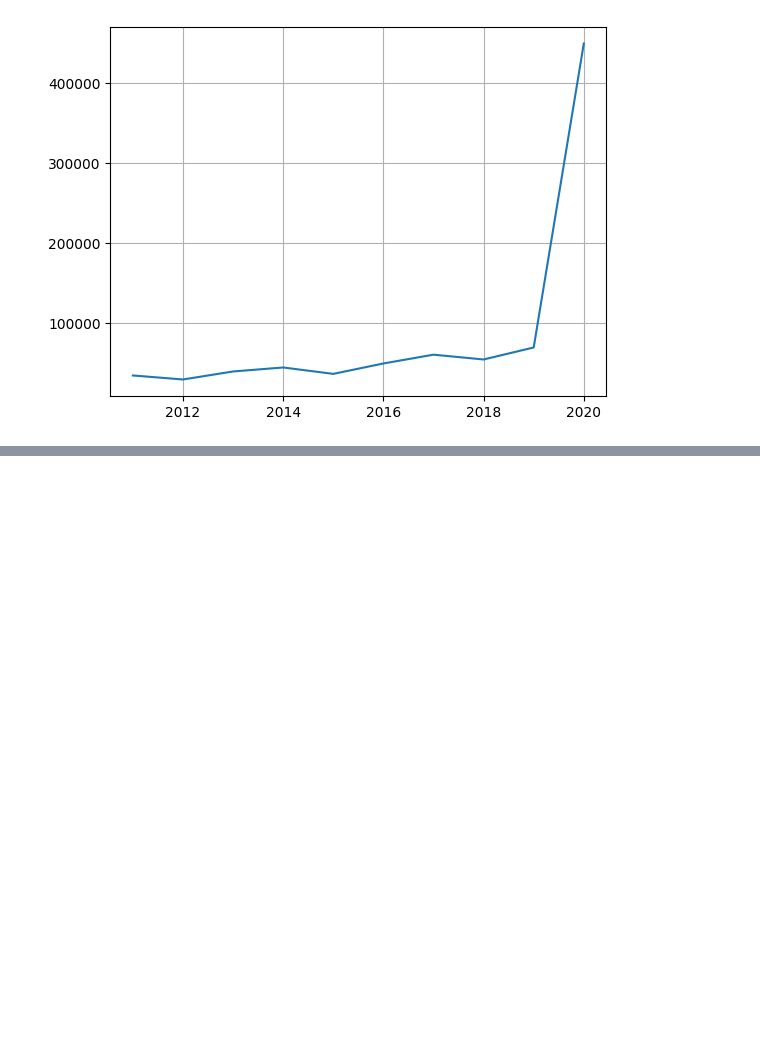
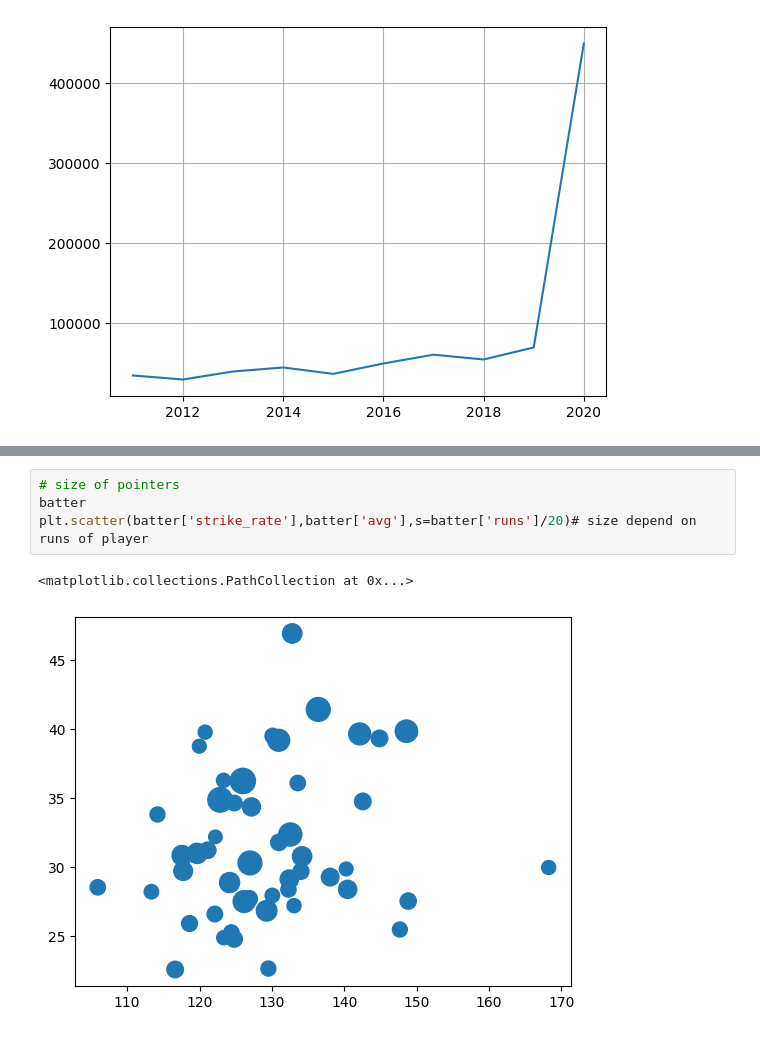
Before and after one commit to Rohit8022/AI-internship-training, a Jupyter notebook: Matplotlib.ipynb, the cells around one changed output, grey strips where cells are left out. Drawn from its saved outputs; the diff is of its cells as text; blank space fills up the shorter version.

```diff
--- a/Matplotlib.ipynb
+++ b/Matplotlib.ipynb
@@ -58,0 +80,7 @@ plt.grid() #to see the pts clearly properly
+# %%
+# size of pointers
+batter
+plt.scatter(batter['strike_rate'],batter['avg'],s=batter['runs']/20)# size depend on runs of player
+# %% [output]
+<matplotlib.collections.PathCollection at 0x...>
+[figure, added]
```
Also changed, not shown: parts of 6 cells of this notebook, 1 other file.
